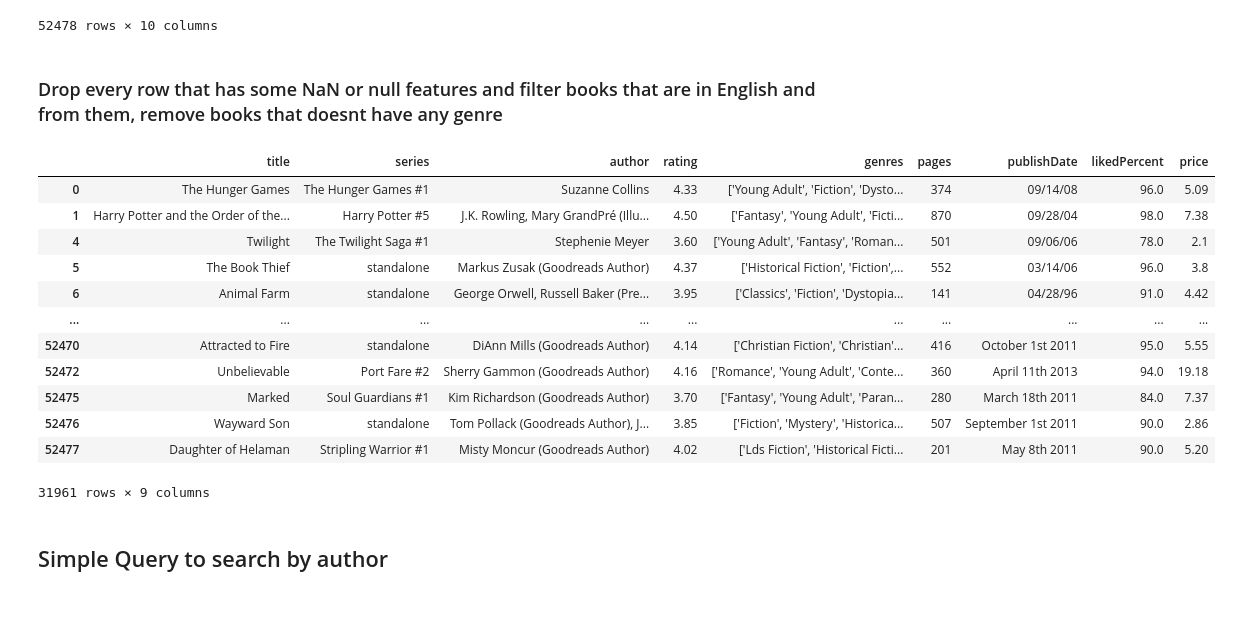
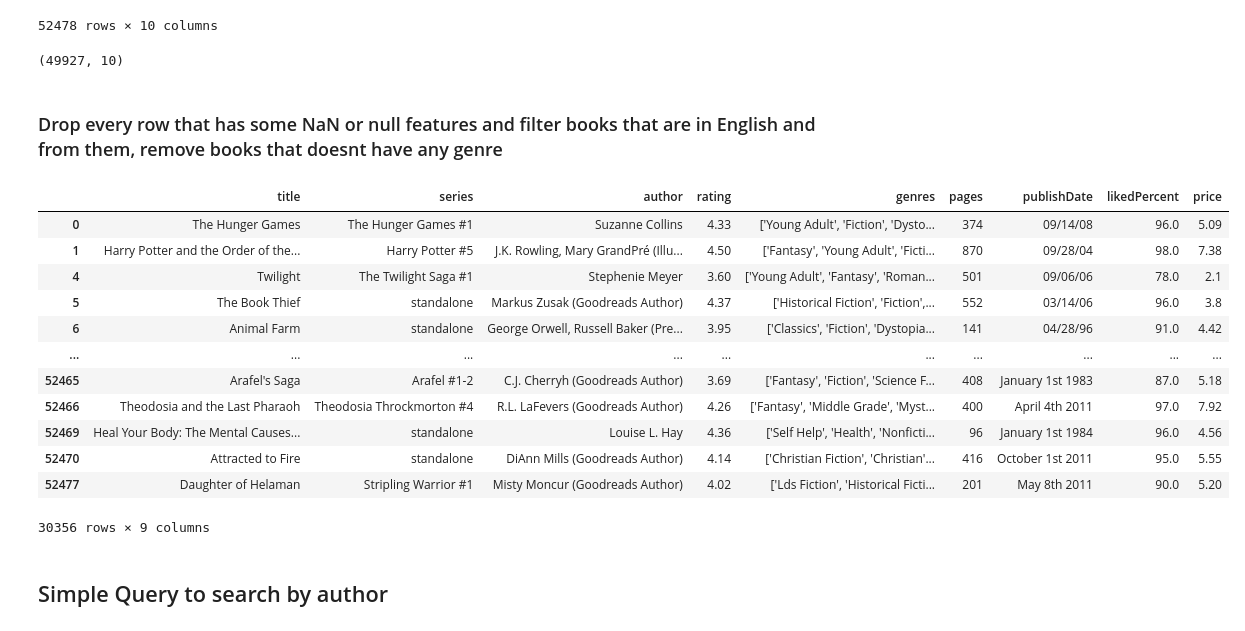
Before and after one commit to vggm/neo4j_ML, a Jupyter notebook: clean_data.ipynb, the cells around one changed output. Saved outputs shown, nothing was run; the diff lists cells and outputs as text; code cells hidden in the pictures.

```diff
--- a/clean_data.ipynb
+++ b/clean_data.ipynb
@@ -34,28 +34,33 @@ data_col_dropped
 | 52476 | Wayward Son | standalone | Tom Pollack (Goodreads Author), J... | 3.85 | English | ['Fiction', 'Mystery', 'Historica... | 507 | September 1st 2011 | 90.0 | 2.86 |
 | 52477 | Daughter of Helaman | Stripling Warrior #1 | Misty Moncur (Goodreads Author) | 4.02 | English | ['Lds Fiction', 'Historical Ficti... | 201 | May 8th 2011 | 90.0 | 5.20 |
 52478 rows × 10 columns
+# %%
+data_duplicate_removed = data_col_dropped.drop_duplicates(subset=["title"])
+data_duplicate_removed.shape
+# %% [output]
+(49927, 10)
 # %% [markdown]
 ### Drop every row that has some NaN or null features and filter books that are in English and from them, remove books that doesnt have any genre
 # %%
-data_NaN_dropped = data_col_dropped.dropna()
+data_NaN_dropped = data_duplicate_removed.dropna()
 data_english_sorted = data_NaN_dropped[(data_NaN_dropped["language"] == "English")]
 data_english_sorted = data_english_sorted.drop("language", axis=1)
 data_genres_not_empty = data_english_sorted[data_english_sorted["genres"].apply(lambda x: x.removeprefix('[').removesuffix(']') != '')]
 data_genres_not_empty
 # %% [output]
 |  | title | series | author | rating | genres | pages | publishDate | likedPercent | price |
 | 0 | The Hunger Games | The Hunger Games #1 | Suzanne Collins | 4.33 | ['Young Adult', 'Fiction', 'Dysto... | 374 | 09/14/08 | 96.0 | 5.09 |
 | 1 | Harry Potter and the Order of the... | Harry Potter #5 | J.K. Rowling, Mary GrandPré (Illu... | 4.50 | ['Fantasy', 'Young Adult', 'Ficti... | 870 | 09/28/04 | 98.0 | 7.38 |
 | 4 | Twilight | The Twilight Saga #1 | Stephenie Meyer | 3.60 | ['Young Adult', 'Fantasy', 'Roman... | 501 | 09/06/06 | 78.0 | 2.1 |
 | 5 | The Book Thief | standalone | Markus Zusak (Goodreads Author) | 4.37 | ['Historical Fiction', 'Fiction',... | 552 | 03/14/06 | 96.0 | 3.8 |
 | 6 | Animal Farm | standalone | George Orwell, Russell Baker (Pre... | 3.95 | ['Classics', 'Fiction', 'Dystopia... | 141 | 04/28/96 | 91.0 | 4.42 |
 | ... | ... | ... | ... | ... | ... | ... | ... | ... | ... |
+| 52465 | Arafel's Saga | Arafel #1-2 | C.J. Cherryh (Goodreads Author) | 3.69 | ['Fantasy', 'Fiction', 'Science F... | 408 | January 1st 1983 | 87.0 | 5.18 |
+| 52466 | Theodosia and the Last Pharaoh | Theodosia Throckmorton #4 | R.L. LaFevers (Goodreads Author) | 4.26 | ['Fantasy', 'Middle Grade', 'Myst... | 400 | April 4th 2011 | 97.0 | 7.92 |
+| 52469 | Heal Your Body: The Mental Causes... | standalone | Louise L. Hay | 4.36 | ['Self Help', 'Health', 'Nonficti... | 96 | January 1st 1984 | 96.0 | 4.56 |
 | 52470 | Attracted to Fire | standalone | DiAnn Mills (Goodreads Author) | 4.14 | ['Christian Fiction', 'Christian'... | 416 | October 1st 2011 | 95.0 | 5.55 |
-| 52472 | Unbelievable | Port Fare #2 | Sherry Gammon (Goodreads Author) | 4.16 | ['Romance', 'Young Adult', 'Conte... | 360 | April 11th 2013 | 94.0 | 19.18 |
-| 52475 | Marked | Soul Guardians #1 | Kim Richardson (Goodreads Author) | 3.70 | ['Fantasy', 'Young Adult', 'Paran... | 280 | March 18th 2011 | 84.0 | 7.37 |
-| 52476 | Wayward Son | standalone | Tom Pollack (Goodreads Author), J... | 3.85 | ['Fiction', 'Mystery', 'Historica... | 507 | September 1st 2011 | 90.0 | 2.86 |
 | 52477 | Daughter of Helaman | Stripling Warrior #1 | Misty Moncur (Goodreads Author) | 4.02 | ['Lds Fiction', 'Historical Ficti... | 201 | May 8th 2011 | 90.0 | 5.20 |
-31961 rows × 9 columns
+30356 rows × 9 columns
 # %% [markdown]
 ## Simple Query to search by author
 # %%
```
Also changed, not shown: parts of 9 cells of this notebook, 3 other files.
